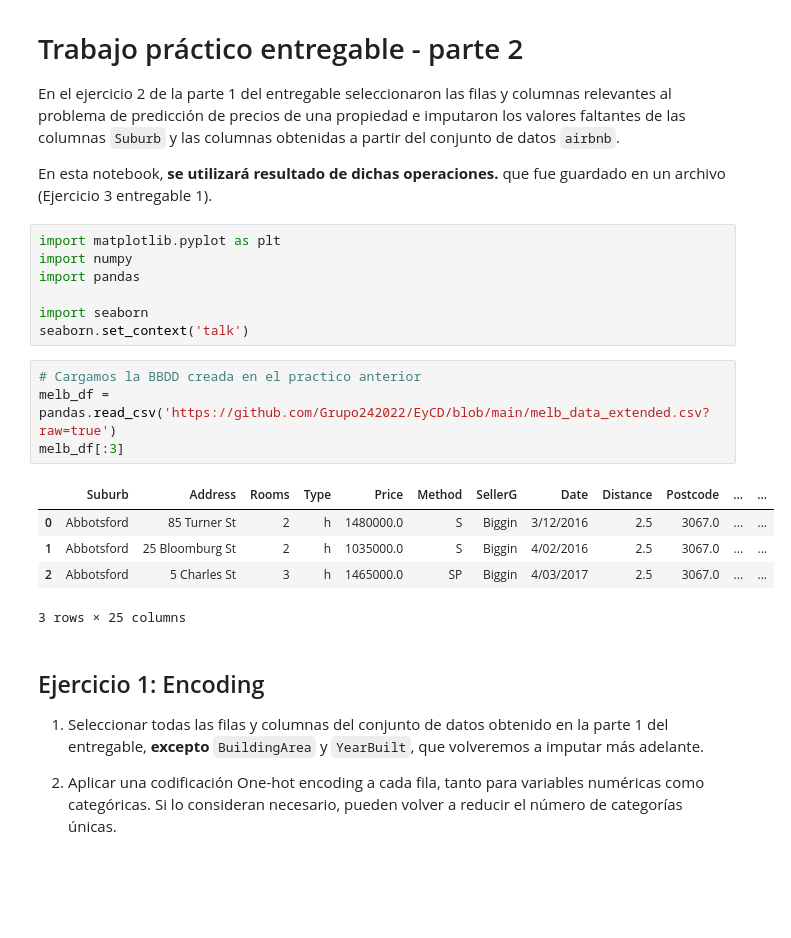
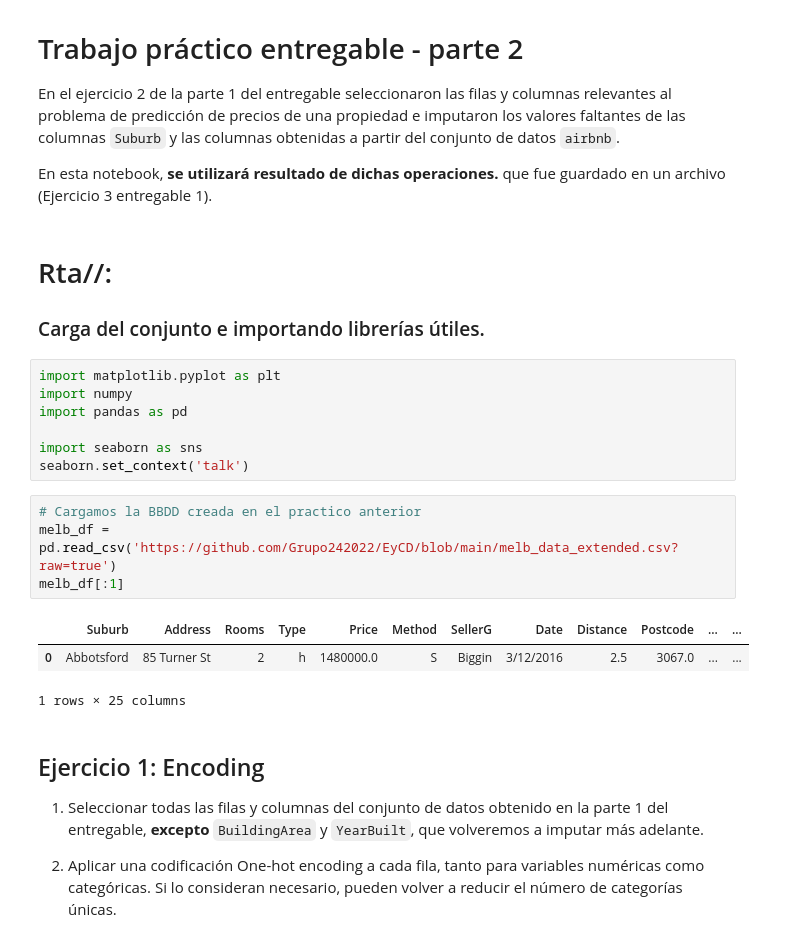
Before and after one commit to Grupo242022/EyCD, a Jupyter notebook: Entregable_Parte_2_2022_v1.ipynb, the cells around one changed output. Drawn from its saved outputs; the diff is of its cells as text; blank space fills up the shorter version.

```diff
--- a/Entregable_Parte_2_2022_v1.ipynb
+++ b/Entregable_Parte_2_2022_v1.ipynb
@@ -23,23 +23,25 @@
 En el ejercicio 2 de la parte 1 del entregable seleccionaron las filas y columnas relevantes al problema de predicción de precios de una propiedad e imputaron los valores faltantes de las columnas `Suburb` y las columnas obtenidas a partir del conjunto de datos `airbnb`.
 
 En esta notebook, **se utilizará resultado de dichas operaciones.** que fue guardado en un archivo (Ejercicio 3 entregable 1).
+# %% [markdown]
+# Rta//:
+
+### Carga del conjunto e importando librerías útiles.
 # %%
 import matplotlib.pyplot as plt
 import numpy
-import pandas
+import pandas as pd
 
-import seaborn
+import seaborn as sns
 seaborn.set_context('talk')
 # %%
 # Cargamos la BBDD creada en el practico anterior
-melb_df = pandas.read_csv('https://github.com/Grupo242022/EyCD/blob/main/melb_data_extended.csv?raw=true')
-melb_df[:3]
+melb_df = pd.read_csv('https://github.com/Grupo242022/EyCD/blob/main/melb_data_extended.csv?raw=true')
+melb_df[:1]
 # %% [output]
 |  | Suburb | Address | Rooms | Type | Price | Method | SellerG | Date | Distance | Postcode | ... | ... |
 | 0 | Abbotsford | 85 Turner St | 2 | h | 1480000.0 | S | Biggin | 3/12/2016 | 2.5 | 3067.0 | ... | ... |
-| 1 | Abbotsford | 25 Bloomburg St | 2 | h | 1035000.0 | S | Biggin | 4/02/2016 | 2.5 | 3067.0 | ... | ... |
-| 2 | Abbotsford | 5 Charles St | 3 | h | 1465000.0 | SP | Biggin | 4/03/2017 | 2.5 | 3067.0 | ... | ... |
-3 rows × 25 columns
+1 rows × 25 columns
 # %% [markdown]
 ## Ejercicio 1: Encoding
 
```
Also changed, not shown: parts of 13 cells of this notebook.
